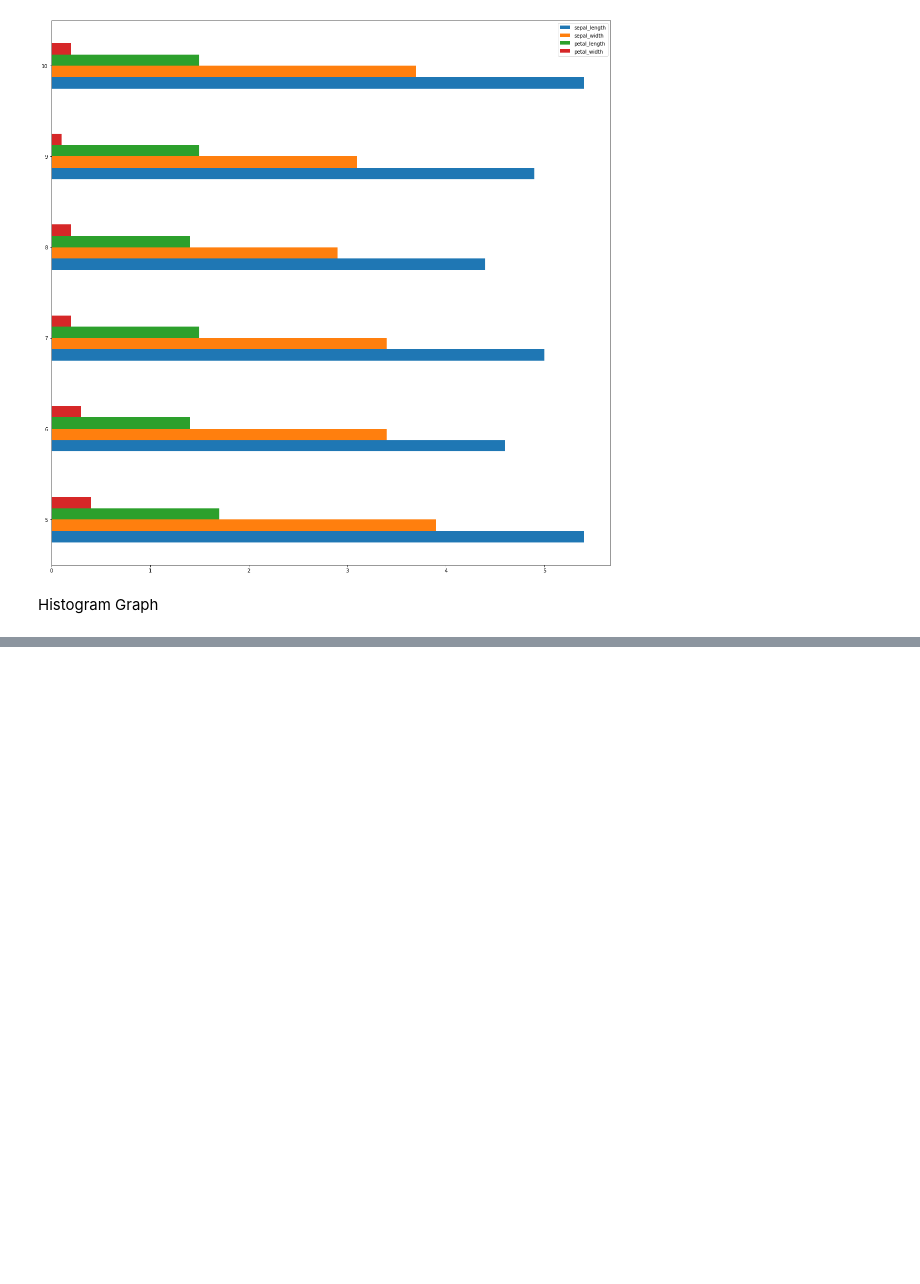
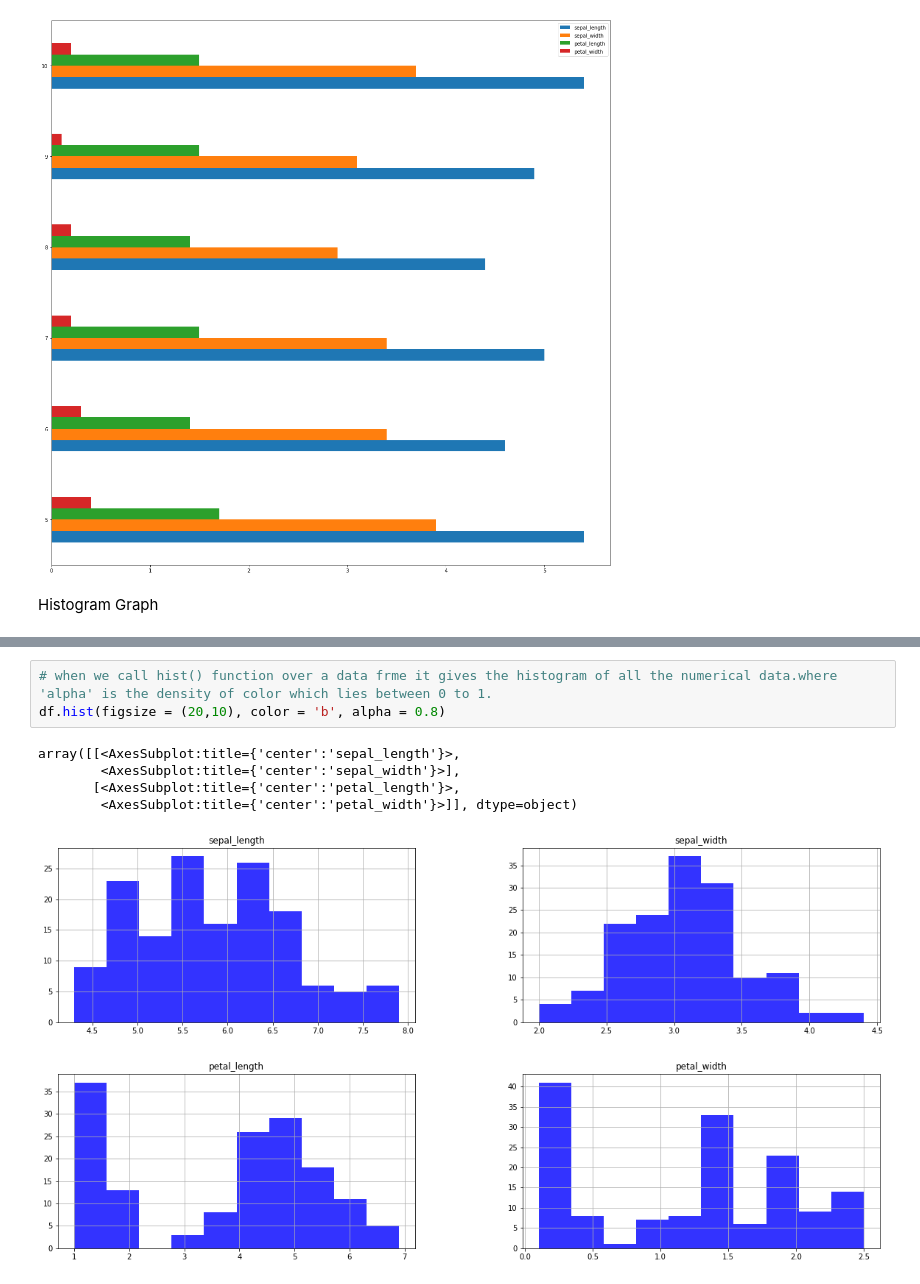
Before and after one commit to Shivanshu04/Datavisualisation, a Jupyter notebook: Graph/graph.ipynb, the cells around one changed output, grey strips where cells are left out. Saved outputs shown, nothing was run; the diff lists cells and outputs as text; blank space fills up the shorter version.

```diff
--- a/Graph/graph.ipynb
+++ b/Graph/graph.ipynb
@@ -330,0 +356,9 @@ df.plot(kind = 'hist',figsize = (20,10))
+# %%
+# when we call hist() function over a data frme it gives the histogram of all the numerical data.where 'alpha' is the density of color which lies between 0 to 1.
+df.hist(figsize = (20,10), color = 'b', alpha = 0.8)
+# %% [output]
+array([[<AxesSubplot:title={'center':'sepal_length'}>,
+        <AxesSubplot:title={'center':'sepal_width'}>],
+       [<AxesSubplot:title={'center':'petal_length'}>,
+        <AxesSubplot:title={'center':'petal_width'}>]], dtype=object)
+[figure, added]
```
Also changed, not shown: parts of 8 cells of this notebook.
